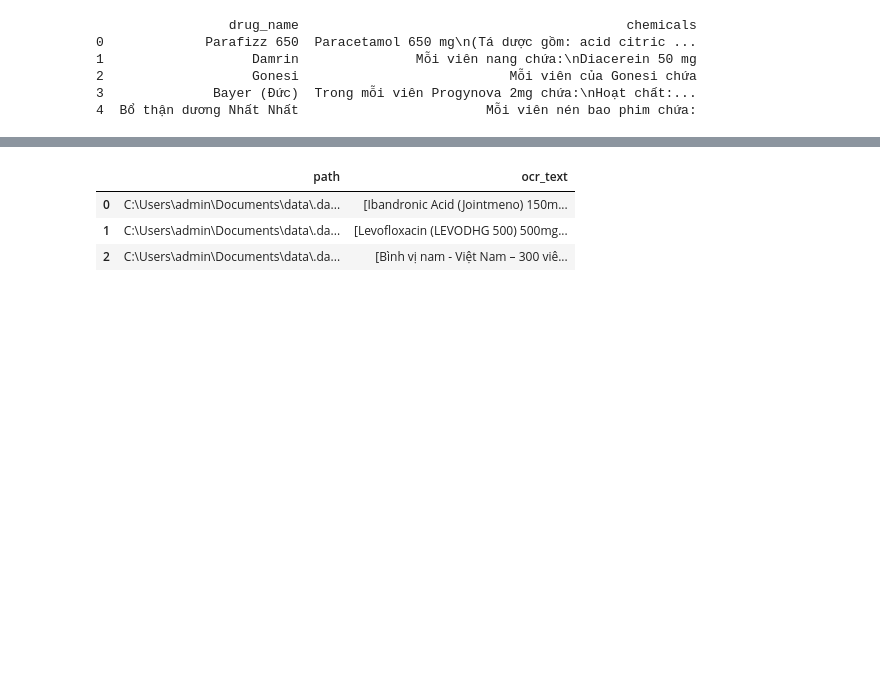
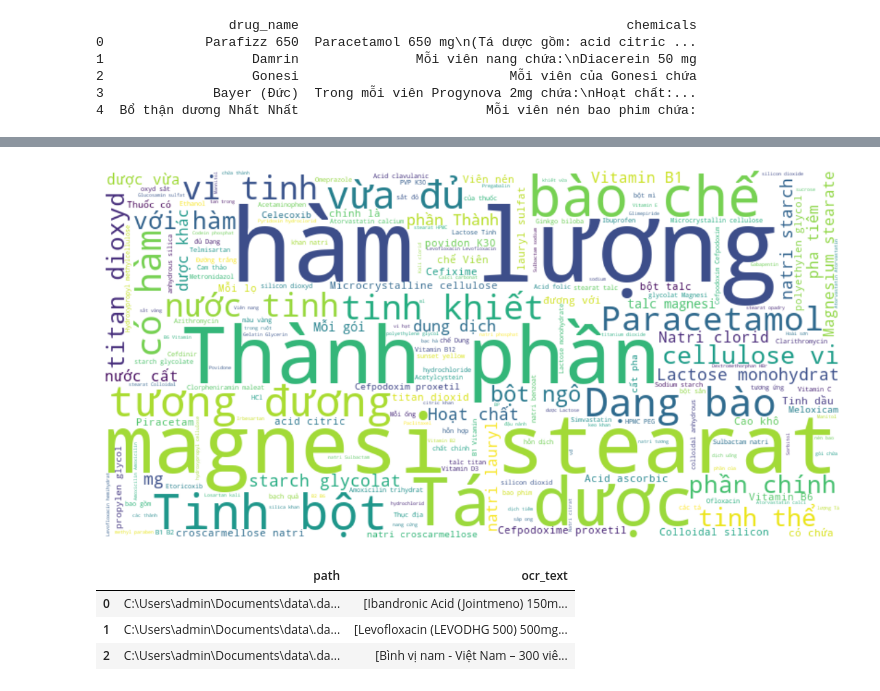
Before and after one commit to baoyenbui/drug-indexer-build, a Jupyter notebook: notebooks/check.ipynb, the cells around one changed output, grey strips where cells are left out. Cells and saved outputs as stored; diff of their text form; code cells hidden in the pictures; blank space fills up the shorter version.

```diff
--- a/notebooks/check.ipynb
+++ b/notebooks/check.ipynb
@@ -228,3 +422,32 @@ sub_df.head(50)
+# %%
+sub_df['parsed_chemicals'] = sub_df['parsed_chemicals'].apply(
+    lambda x: None if isinstance(x, list) and len(x) == 0 else x
+)
+# %%
+from wordcloud import WordCloud
+import matplotlib.pyplot as plt
+
+# Extract all ingredient names from parsed_chemicals
+all_ingredients = []
+for parsed_list in sub_df['parsed_chemicals']:
+	if isinstance(parsed_list, list):
+		for chem in parsed_list:
+			if isinstance(chem, dict) and chem.get('ingredient'):
+				all_ingredients.append(chem['ingredient'])
+
+# Join all ingredient names into a single string
+ingredients_text = ' '.join(all_ingredients)
+
+# Create and generate a word cloud image:
+wordcloud = WordCloud(width=800, height=400, background_color='white').generate(ingredients_text)
+
+# Display the generated image:
+plt.figure(figsize=(15, 7))
+plt.imshow(wordcloud, interpolation='bilinear')
+plt.axis("off")
+plt.show()
+# %% [output]
+[figure, added]
 # %%
 import pandas as pd
 
```
Also changed, not shown: parts of 14 cells of this notebook.
